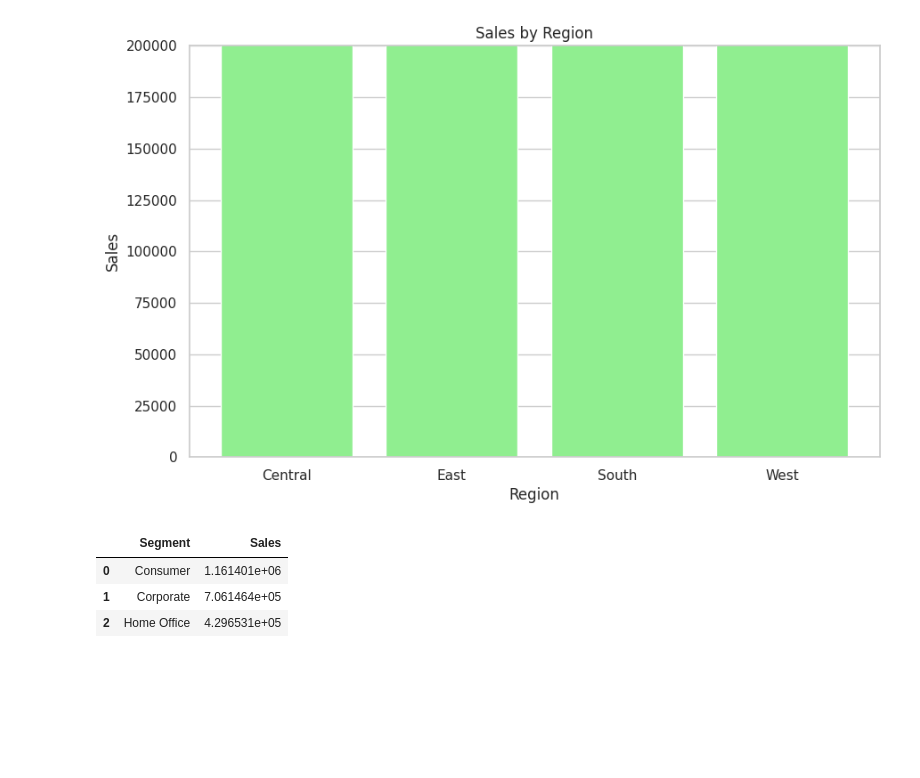
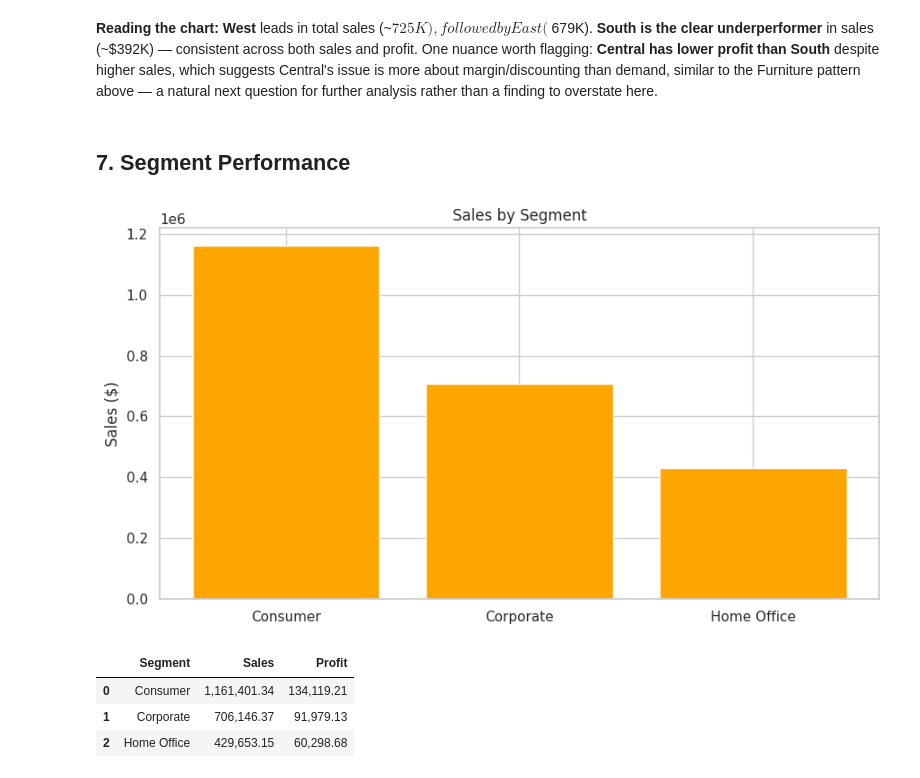
Before and after one commit to Gulaksoy/superstore-sales-analysis, a Jupyter notebook: superstore-analysis.ipynb, the cells around one changed output. Drawn from its saved outputs; the diff is of its cells as text; code cells hidden in the pictures; blank space fills up the shorter version.

```diff
--- a/superstore-analysis.ipynb
+++ b/superstore-analysis.ipynb
@@ -1,3 +44,8 @@
 # %%
 import numpy as np
 import pandas as pd
+import matplotlib.pyplot as plt
+import seaborn as sns
+
+sns.set(style="whitegrid")
+pd.options.display.float_format = '{:,.2f}'.format
@@ -95,22 +285,29 @@ region_sales
+# %% [markdown]
+**Reading the chart:** **West** leads in total sales (~$725K), followed by East (~$679K).
+**South is the clear underperformer** in sales (~$392K) — consistent across both sales and
+profit. One nuance worth flagging: **Central has lower profit than South** despite higher
+sales, which suggests Central's issue is more about margin/discounting than demand, similar to
+the Furniture pattern above — a natural next question for further analysis rather than a
+finding to overstate here.
+# %% [markdown]
+## 7. Segment Performance
 # %%
+segment_summary = df.groupby("Segment").agg(
+    Sales=("Sales", "sum"),
+    Profit=("Profit", "sum")
+).reset_index().sort_values("Sales", ascending=False)
 
-region_sales = df.groupby("Region")["Sales"].sum().reset_index()
+plt.figure(figsize=(9, 5))
+plt.bar(segment_summary["Segment"], segment_summary["Sales"], color="orange")
+plt.title("Sales by Segment")
+plt.ylabel("Sales ($)")
+plt.tight_layout()
+plt.show()
 
-
-plt.figure(figsize=(10,6))
-plt.bar(region_sales['Region'], region_sales['Sales'], color='lightgreen')
-plt.title('Sales by Region')
-plt.xlabel('Region')
-plt.ylabel('Sales')
-plt.ylim(0, 200000)
-plt.show()
+segment_summary
 # %% [output]
-[figure, old version]
+[figure, new version]
+|  | Segment | Sales | Profit |
+| 0 | Consumer | 1,161,401.34 | 134,119.21 |
+| 1 | Corporate | 706,146.37 | 91,979.13 |
+| 2 | Home Office | 429,653.15 | 60,298.68 |
-# %%
-segment_sales = df.groupby("Segment")["Sales"].sum().reset_index()
-segment_sales
-# %% [output]
-|  | Segment | Sales |
-| 0 | Consumer | 1.161401e+06 |
-| 1 | Corporate | 7.061464e+05 |
-| 2 | Home Office | 4.296531e+05 |
```
Also changed, not shown: parts of 33 cells of this notebook.
